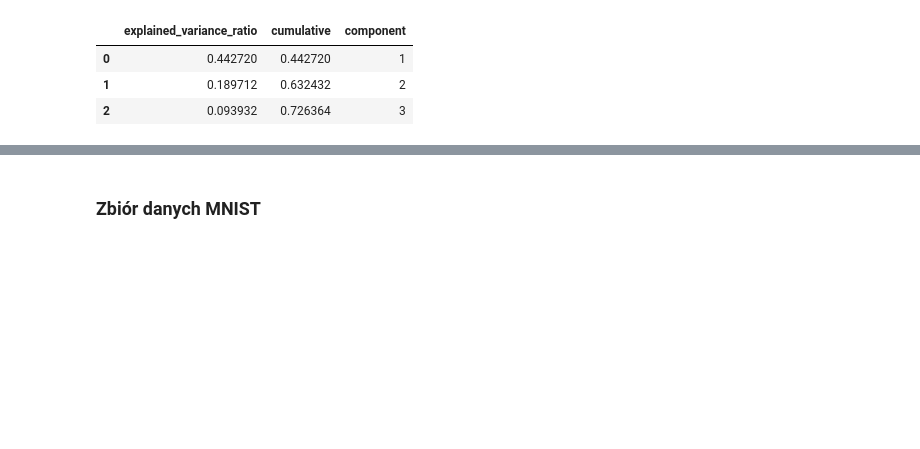
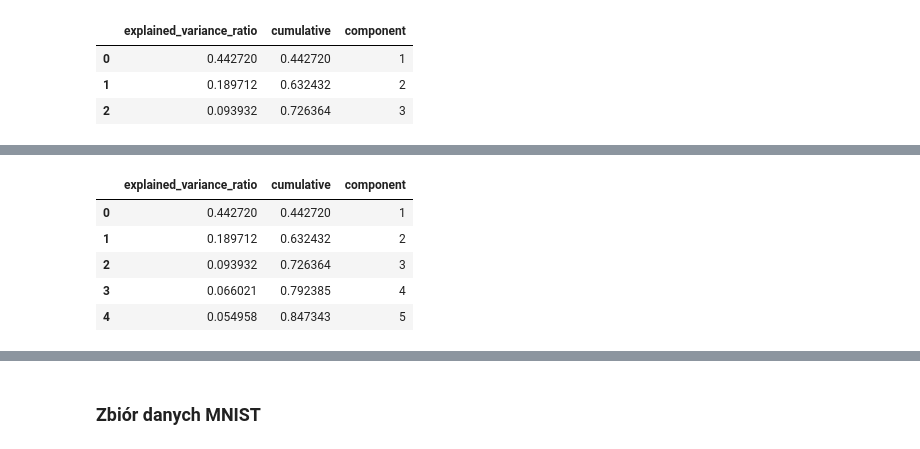
Before and after one commit to Marcin19721205/MachineLearingBootCampPartII, a Jupyter notebook: 06_PCA_examples_01MJ.ipynb, the cells around one changed output, grey strips where cells are left out. Saved outputs shown, nothing was run; the diff lists cells and outputs as text; code cells hidden in the pictures; blank space fills up the shorter version.

```diff
--- a/06_PCA_examples_01MJ.ipynb
+++ b/06_PCA_examples_01MJ.ipynb
@@ -176,0 +246,12 @@ px.scatter_3d(pca_3, x='pca_1', y='pca_2', z='pca_3', color='class', symbol='cla
+# %%
+results = pd.DataFrame(data={'explained_variance_ratio': pca.explained_variance_ratio_})
+results['cumulative'] = results['explained_variance_ratio'].cumsum()
+results['component'] = results.index + 1
+results
+# %% [output]
+|  | explained_variance_ratio | cumulative | component |
+| 0 | 0.442720 | 0.442720 | 1 |
+| 1 | 0.189712 | 0.632432 | 2 |
+| 2 | 0.093932 | 0.726364 | 3 |
+| 3 | 0.066021 | 0.792385 | 4 |
+| 4 | 0.054958 | 0.847343 | 5 |
```
Also changed, not shown: parts of 19 cells of this notebook.
